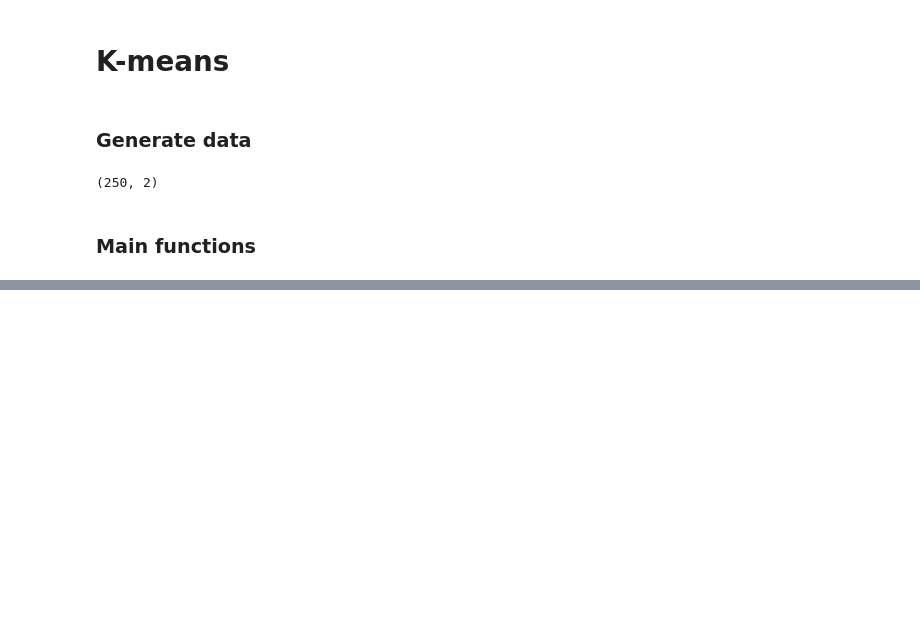
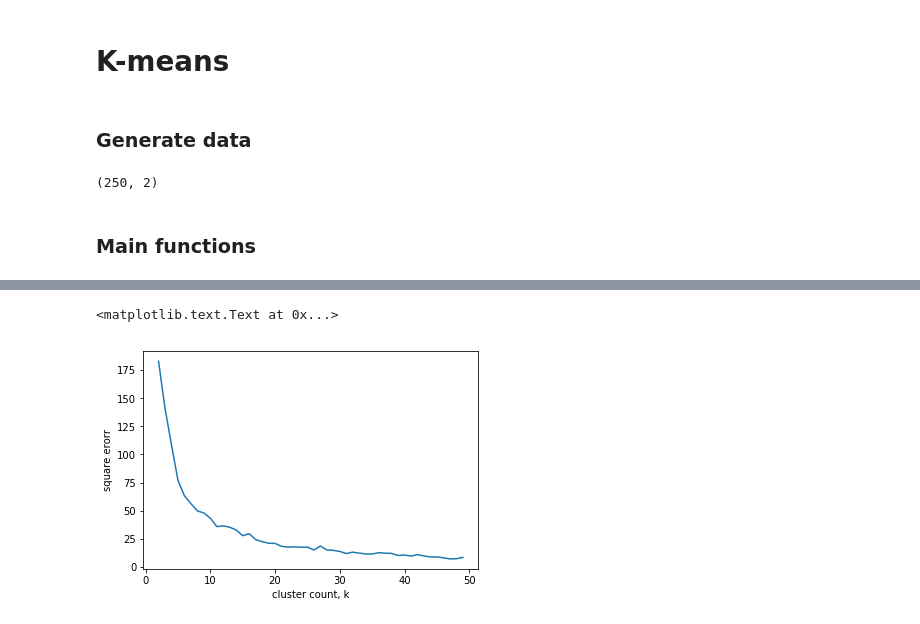
Before and after one commit to rostyslavb/DRU-DS100-w3, a Jupyter notebook: ws/2/k-means/K-means.ipynb, the cells around one changed output, grey strips where cells are left out. Drawn from its saved outputs; the diff is of its cells as text; code cells hidden in the pictures; blank space fills up the shorter version.

```diff
--- a/ws/2/k-means/K-means.ipynb
+++ b/ws/2/k-means/K-means.ipynb
@@ -68,0 +76,12 @@ Iterations: 13
+# %%
+erorrs = list()
+ks = range(2, 50)
+for k in ks:
+    erorrs.append(error(points, main(points, k=k)))
+# %%
+plt.plot(ks, erorrs)
+plt.xlabel('cluster count, k')
+plt.ylabel('square erorr')
+# %% [output]
+<matplotlib.text.Text at 0x...>
+[figure, added]
```
Also changed, not shown: parts of 2 cells of this notebook, 1 other file.
